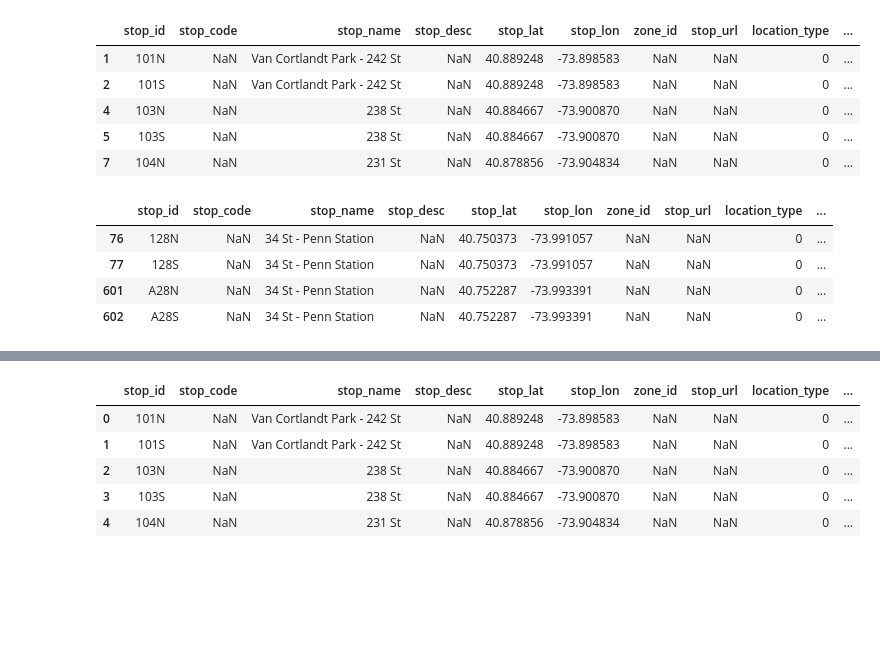
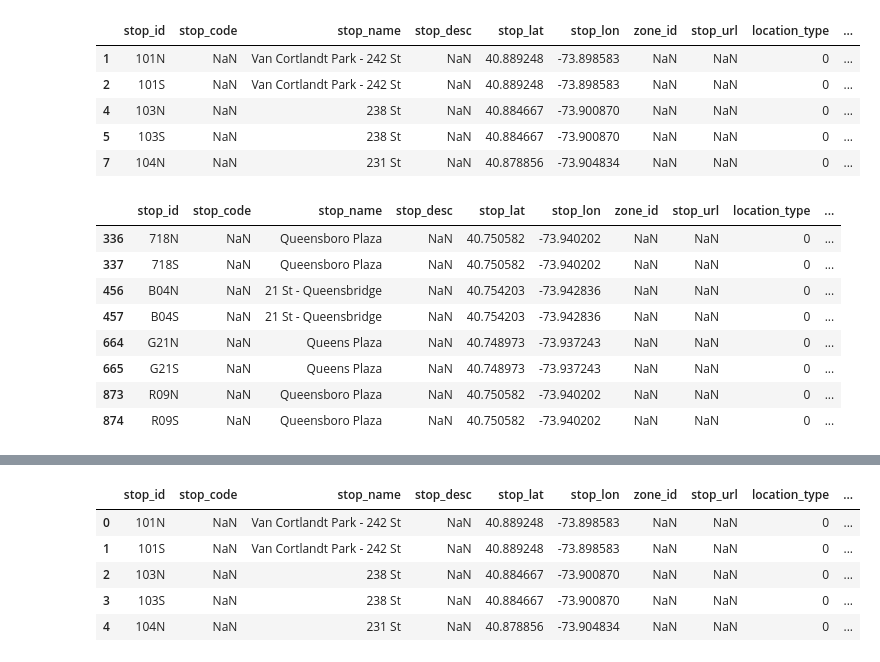
Before and after one commit to tsdataclinic/mta, a Jupyter notebook: notebooks/network/GTFS_Elevator_map.ipynb, the cells around one changed output, grey strips where cells are left out. Cells and saved outputs as stored; diff of their text form; code cells hidden in the pictures; blank space fills up the shorter version.

```diff
--- a/notebooks/network/GTFS_Elevator_map.ipynb
+++ b/notebooks/network/GTFS_Elevator_map.ipynb
@@ -98,13 +98,17 @@ platforms.head()
 | 5 | 103S | NaN | 238 St | NaN | 40.884667 | -73.900870 | NaN | NaN | 0 | ... |
 | 7 | 104N | NaN | 231 St | NaN | 40.878856 | -73.904834 | NaN | NaN | 0 | ... |
 # %%
-platforms[platforms.stop_name.str.contains('34 St - Penn Station')]
+platforms[platforms.stop_name.str.contains('Queens')]
 # %% [output]
 |  | stop_id | stop_code | stop_name | stop_desc | stop_lat | stop_lon | zone_id | stop_url | location_type | ... |
-| 76 | 128N | NaN | 34 St - Penn Station | NaN | 40.750373 | -73.991057 | NaN | NaN | 0 | ... |
-| 77 | 128S | NaN | 34 St - Penn Station | NaN | 40.750373 | -73.991057 | NaN | NaN | 0 | ... |
-| 601 | A28N | NaN | 34 St - Penn Station | NaN | 40.752287 | -73.993391 | NaN | NaN | 0 | ... |
-| 602 | A28S | NaN | 34 St - Penn Station | NaN | 40.752287 | -73.993391 | NaN | NaN | 0 | ... |
+| 336 | 718N | NaN | Queensboro Plaza | NaN | 40.750582 | -73.940202 | NaN | NaN | 0 | ... |
+| 337 | 718S | NaN | Queensboro Plaza | NaN | 40.750582 | -73.940202 | NaN | NaN | 0 | ... |
+| 456 | B04N | NaN | 21 St - Queensbridge | NaN | 40.754203 | -73.942836 | NaN | NaN | 0 | ... |
+| 457 | B04S | NaN | 21 St - Queensbridge | NaN | 40.754203 | -73.942836 | NaN | NaN | 0 | ... |
+| 664 | G21N | NaN | Queens Plaza | NaN | 40.748973 | -73.937243 | NaN | NaN | 0 | ... |
+| 665 | G21S | NaN | Queens Plaza | NaN | 40.748973 | -73.937243 | NaN | NaN | 0 | ... |
+| 873 | R09N | NaN | Queensboro Plaza | NaN | 40.750582 | -73.940202 | NaN | NaN | 0 | ... |
+| 874 | R09S | NaN | Queensboro Plaza | NaN | 40.750582 | -73.940202 | NaN | NaN | 0 | ... |
 # %%
 stop_times = pd.read_csv('../../data/raw/google_transit/stop_times.txt')
 # %%
```
Also changed, not shown: parts of 16 cells of this notebook, 1 other file.
